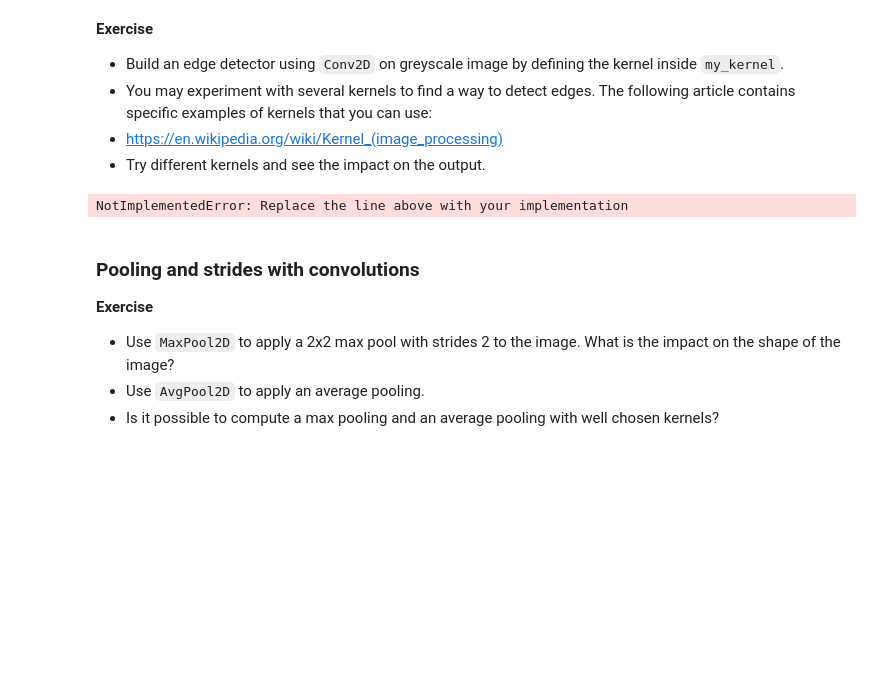
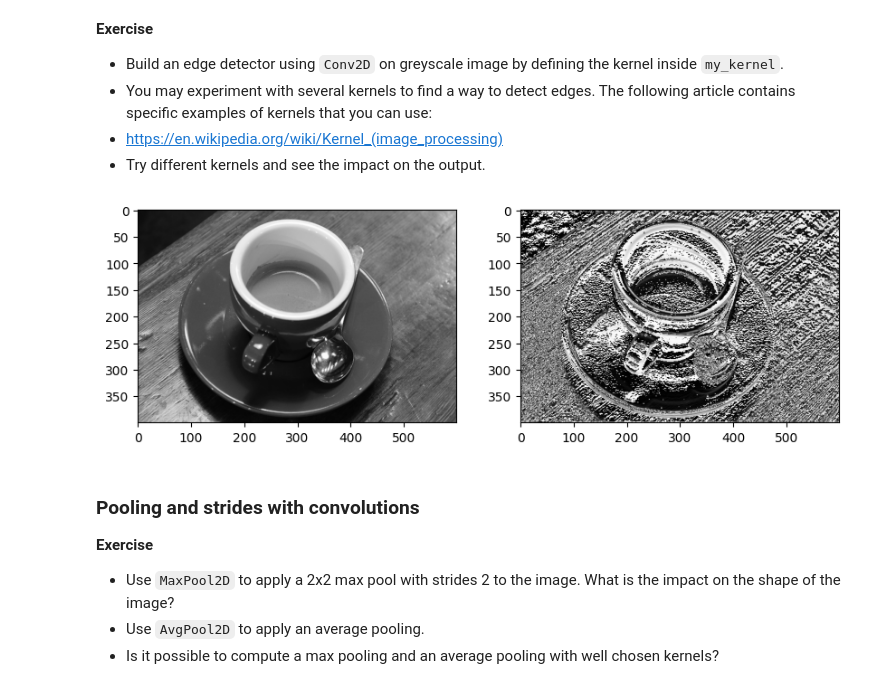
Before and after one commit to mvrieperry/deep_learning, a Jupyter notebook: 01_materials/labs/lab_4.ipynb, the cells around one changed output. Drawn from its saved outputs; the diff is of its cells as text; code cells hidden in the pictures; blank space fills up the shorter version.

```diff
--- a/01_materials/labs/lab_4.ipynb
+++ b/01_materials/labs/lab_4.ipynb
@@ -154,24 +154,29 @@ plt.imshow(np.squeeze(grey_sample_image.astype(np.uint8)),
 - https://en.wikipedia.org/wiki/Kernel_(image_processing)
 - Try different kernels and see the impact on the output.
 # %%
+import numpy as np
+
 def my_kernel(shape=(3, 3, 1, 1), dtype=None):
-    array = None
-    raise NotImplementedError("Replace the line above with your implementation")
-    array = array.reshape(*shape)
-    return array
+    array = np.array([
+        [-1, -2, -1],
+        [ 0,  0,  0],
+        [ 1,  2,  1]
+    ], dtype=dtype if dtype is not None else np.float32)
+    return array.reshape(*shape)
+
 
 conv = Conv2D(filters=1, kernel_size=(3, 3), padding="same", kernel_initializer=my_kernel)
 
 img_in = np.expand_dims(grey_sample_image, 0) # Reshape into a batch of size 1
 img_out = conv(img_in) # Apply the convolutional filter
 np_img_out = img_out[0].numpy() # Convert to numpy array
 
 fig, (ax0, ax1) = plt.subplots(ncols=2, figsize=(10, 5))
 ax0.imshow(np.squeeze(grey_sample_image.astype(np.uint8)),
            cmap=plt.cm.gray)
 ax1.imshow(np_img_out.astype(np.uint8), cmap=plt.cm.gray);
 # %% [output]
-NotImplementedError: Replace the line above with your implementation
+[figure, added]
 # %% [markdown]
 ### Pooling and strides with convolutions
 
```
Also changed, not shown: parts of 10 cells of this notebook, 2 other files.
